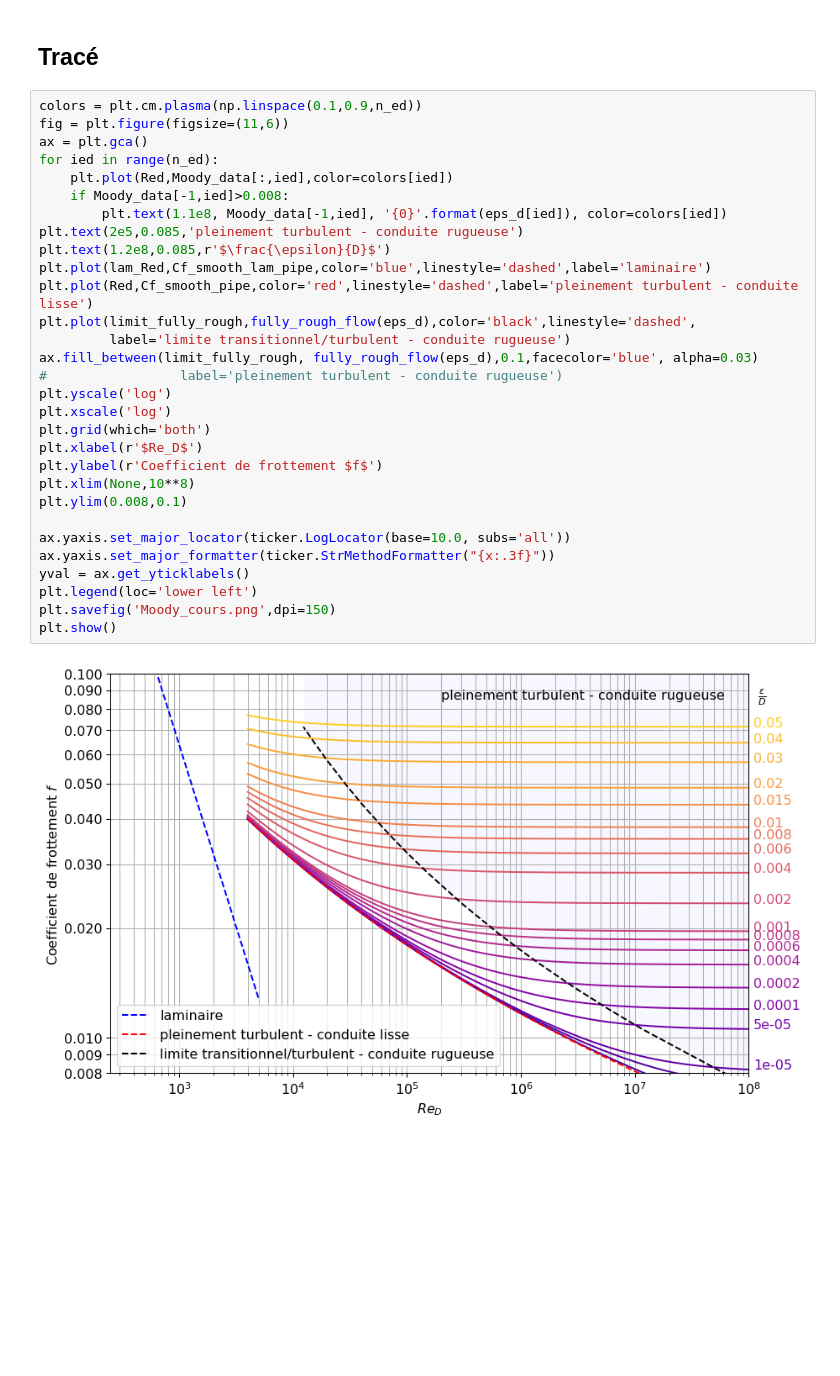
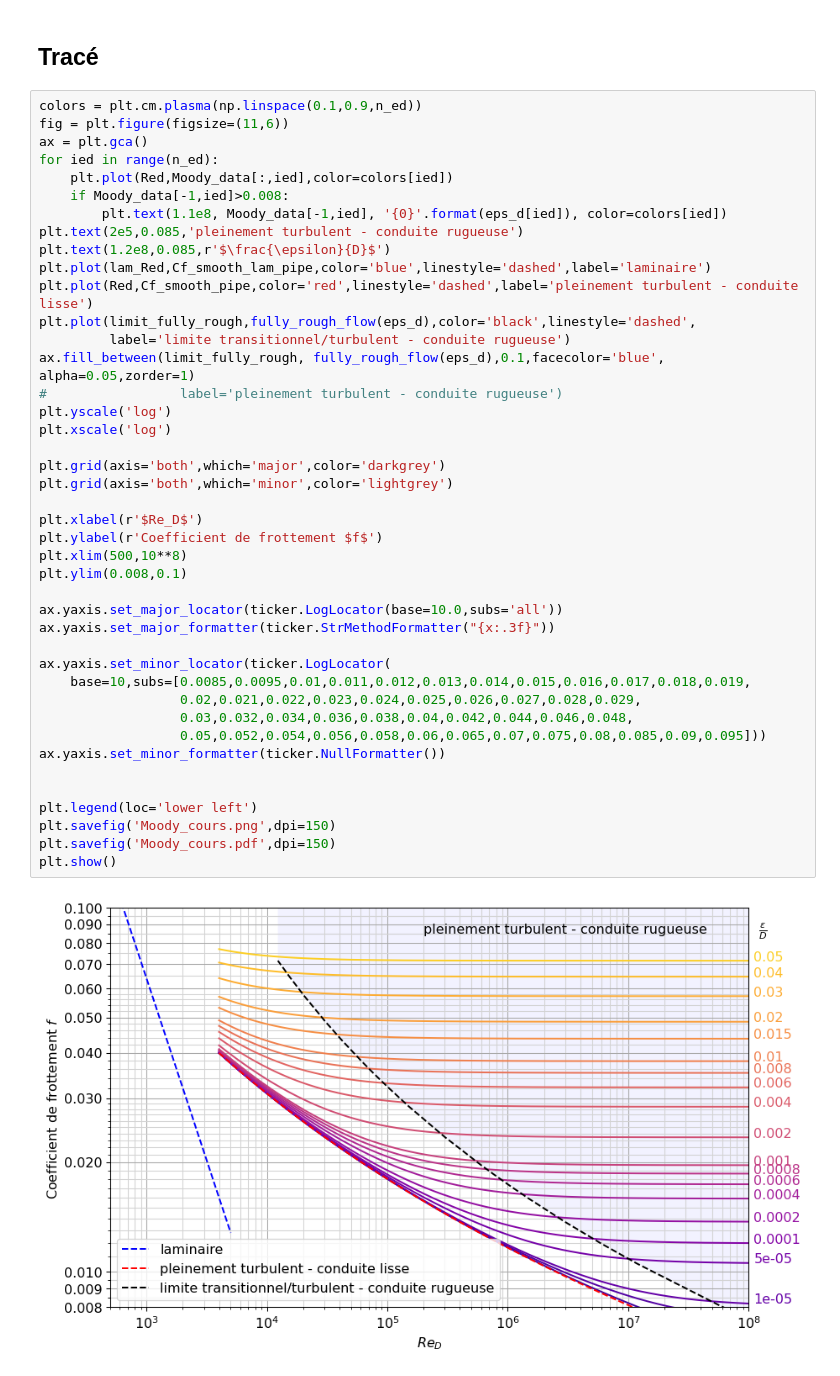
Before and after one commit to sanjosem/MEC335, a Jupyter notebook: coefficient_frottement_Moody.ipynb, the cells around one changed output. Cells and saved outputs as stored; diff of their text form; blank space fills up the shorter version.

```diff
--- a/coefficient_frottement_Moody.ipynb
+++ b/coefficient_frottement_Moody.ipynb
@@ -89,32 +89,44 @@ Cf_smooth_lam_pipe = smooth_laminar_round_pipe(lam_Red)
 # %%
 colors = plt.cm.plasma(np.linspace(0.1,0.9,n_ed))
 fig = plt.figure(figsize=(11,6))
 ax = plt.gca()
 for ied in range(n_ed):
     plt.plot(Red,Moody_data[:,ied],color=colors[ied])
     if Moody_data[-1,ied]>0.008:
         plt.text(1.1e8, Moody_data[-1,ied], '{0}'.format(eps_d[ied]), color=colors[ied])
 plt.text(2e5,0.085,'pleinement turbulent - conduite rugueuse')
 plt.text(1.2e8,0.085,r'$\frac{\epsilon}{D}$')
 plt.plot(lam_Red,Cf_smooth_lam_pipe,color='blue',linestyle='dashed',label='laminaire')
 plt.plot(Red,Cf_smooth_pipe,color='red',linestyle='dashed',label='pleinement turbulent - conduite lisse')
 plt.plot(limit_fully_rough,fully_rough_flow(eps_d),color='black',linestyle='dashed',
          label='limite transitionnel/turbulent - conduite rugueuse')
-ax.fill_between(limit_fully_rough, fully_rough_flow(eps_d),0.1,facecolor='blue', alpha=0.03)
+ax.fill_between(limit_fully_rough, fully_rough_flow(eps_d),0.1,facecolor='blue', alpha=0.05,zorder=1)
 #                 label='pleinement turbulent - conduite rugueuse')
 plt.yscale('log')
 plt.xscale('log')
-plt.grid(which='both')
+
+plt.grid(axis='both',which='major',color='darkgrey')
+plt.grid(axis='both',which='minor',color='lightgrey')
+
 plt.xlabel(r'$Re_D$')
 plt.ylabel(r'Coefficient de frottement $f$')
-plt.xlim(None,10**8)
+plt.xlim(500,10**8)
 plt.ylim(0.008,0.1)
 
-ax.yaxis.set_major_locator(ticker.LogLocator(base=10.0, subs='all'))
+ax.yaxis.set_major_locator(ticker.LogLocator(base=10.0,subs='all'))
 ax.yaxis.set_major_formatter(ticker.StrMethodFormatter("{x:.3f}"))
-yval = ax.get_yticklabels()
+
+ax.yaxis.set_minor_locator(ticker.LogLocator(
+    base=10,subs=[0.0085,0.0095,0.01,0.011,0.012,0.013,0.014,0.015,0.016,0.017,0.018,0.019,
+                  0.02,0.021,0.022,0.023,0.024,0.025,0.026,0.027,0.028,0.029,
+                  0.03,0.032,0.034,0.036,0.038,0.04,0.042,0.044,0.046,0.048,
+                  0.05,0.052,0.054,0.056,0.058,0.06,0.065,0.07,0.075,0.08,0.085,0.09,0.095]))
+ax.yaxis.set_minor_formatter(ticker.NullFormatter())
+
+
 plt.legend(loc='lower left')
 plt.savefig('Moody_cours.png',dpi=150)
+plt.savefig('Moody_cours.pdf',dpi=150)
 plt.show()
 # %% [output]
-[figure, old version]
+[figure, new version]
```
Also changed, not shown: 12 other files.
